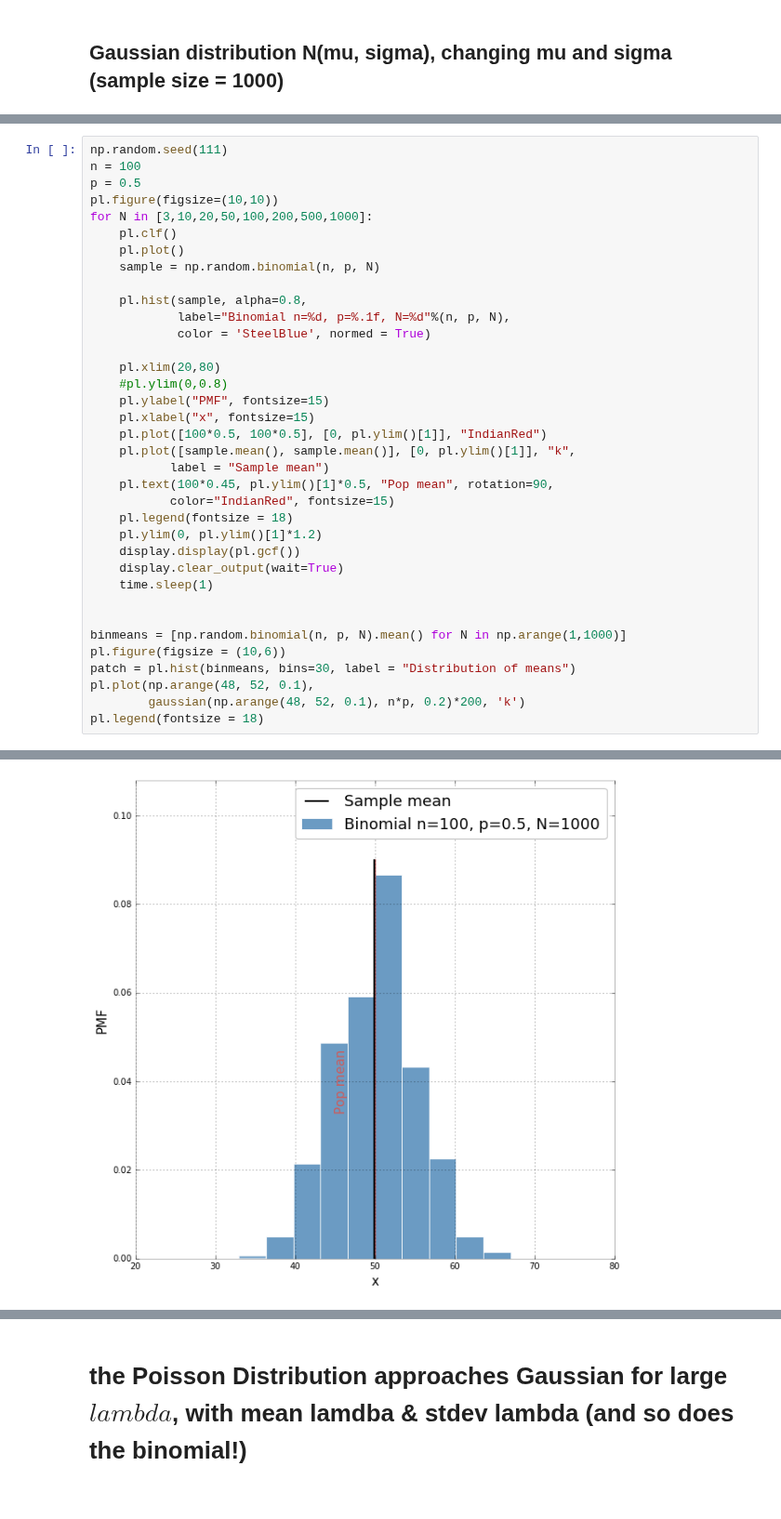
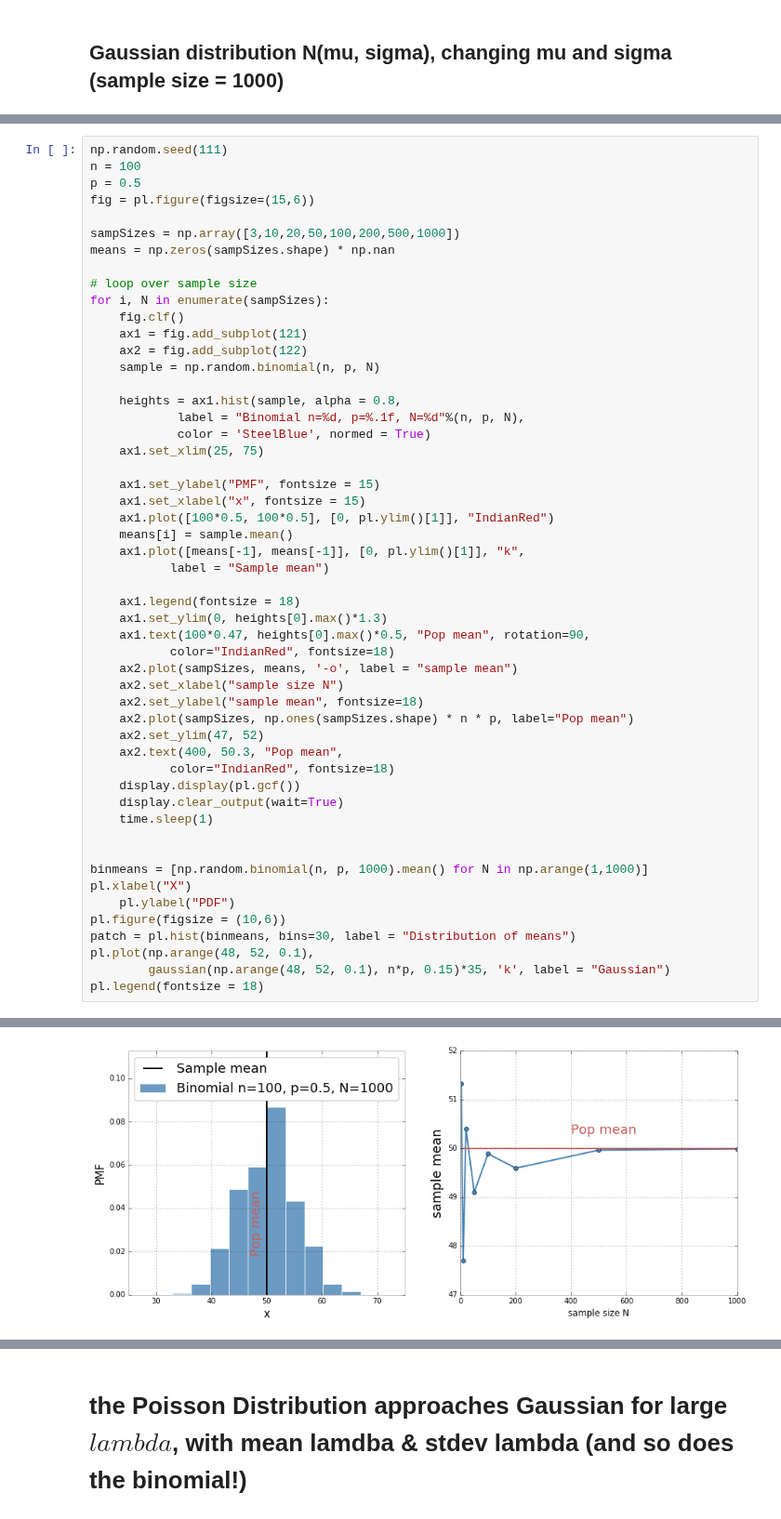
Before and after one commit to fedhere/UInotebooks, a Jupyter notebook: UCSL2016/UCSL2016 continuous distributions demo.ipynb, the cells around one changed output, grey strips where cells are left out. Shown at 93% size. Cells and saved outputs as stored; diff of their text form.

```diff
--- a/UCSL2016/UCSL2016 continuous distributions demo.ipynb
+++ b/UCSL2016/UCSL2016 continuous distributions demo.ipynb
@@ -173,39 +184,55 @@ and the distribution of the means is Gaussian
 # %%
 np.random.seed(111)
 n = 100
 p = 0.5
-pl.figure(figsize=(10,10))
-for N in [3,10,20,50,100,200,500,1000]:
-    pl.clf()
-    pl.plot()
+fig = pl.figure(figsize=(15,6))
+
+sampSizes = np.array([3,10,20,50,100,200,500,1000])
+means = np.zeros(sampSizes.shape) * np.nan
+
+# loop over sample size
+for i, N in enumerate(sampSizes):
+    fig.clf()
+    ax1 = fig.add_subplot(121)
+    ax2 = fig.add_subplot(122)
     sample = np.random.binomial(n, p, N)
 
-    pl.hist(sample, alpha=0.8,
-            label="Binomial n=%d, p=%.1f, N=%d"%(n, p, N),
+    heights = ax1.hist(sample, alpha = 0.8,
+            label = "Binomial n=%d, p=%.1f, N=%d"%(n, p, N),
             color = 'SteelBlue', normed = True)
+    ax1.set_xlim(25, 75)
 
-    pl.xlim(20,80)
-    #pl.ylim(0,0.8)
-    pl.ylabel("PMF", fontsize=15)
-    pl.xlabel("x", fontsize=15)
-    pl.plot([100*0.5, 100*0.5], [0, pl.ylim()[1]], "IndianRed")
-    pl.plot([sample.mean(), sample.mean()], [0, pl.ylim()[1]], "k",
+    ax1.set_ylabel("PMF", fontsize = 15)
+    ax1.set_xlabel("x", fontsize = 15)
+    ax1.plot([100*0.5, 100*0.5], [0, pl.ylim()[1]], "IndianRed")
+    means[i] = sample.mean()
+    ax1.plot([means[-1], means[-1]], [0, pl.ylim()[1]], "k",
            label = "Sample mean")
-    pl.text(100*0.45, pl.ylim()[1]*0.5, "Pop mean", rotation=90,
-           color="IndianRed", fontsize=15)
-    pl.legend(fontsize = 18)
-    pl.ylim(0, pl.ylim()[1]*1.2)
+
+    ax1.legend(fontsize = 18)
+    ax1.set_ylim(0, heights[0].max()*1.3)
+    ax1.text(100*0.47, heights[0].max()*0.5, "Pop mean", rotation=90,
+           color="IndianRed", fontsize=18)
+    ax2.plot(sampSizes, means, '-o', label = "sample mean")
+    ax2.set_xlabel("sample size N")
+    ax2.set_ylabel("sample mean", fontsize=18)
+    ax2.plot(sampSizes, np.ones(sampSizes.shape) * n * p, label="Pop mean")
+    ax2.set_ylim(47, 52)
+    ax2.text(400, 50.3, "Pop mean",
+           color="IndianRed", fontsize=18)
     display.display(pl.gcf())
     display.clear_output(wait=True)
     time.sleep(1)
 
 
-binmeans = [np.random.binomial(n, p, N).mean() for N in np.arange(1,1000)]
+binmeans = [np.random.binomial(n, p, 1000).mean() for N in np.arange(1,1000)]
+pl.xlabel("X")
+    pl.ylabel("PDF")
 pl.figure(figsize = (10,6))
 patch = pl.hist(binmeans, bins=30, label = "Distribution of means")
 pl.plot(np.arange(48, 52, 0.1),
-        gaussian(np.arange(48, 52, 0.1), n*p, 0.2)*200, 'k')
+        gaussian(np.arange(48, 52, 0.1), n*p, 0.15)*35, 'k', label = "Gaussian")
 pl.legend(fontsize = 18)
 # %% [output]
 <matplotlib.legend.Legend at 0x...>
-[figure, old version]
+[figure, new version]
```
Also changed, not shown: parts of 10 cells of this notebook, 6 other files.
